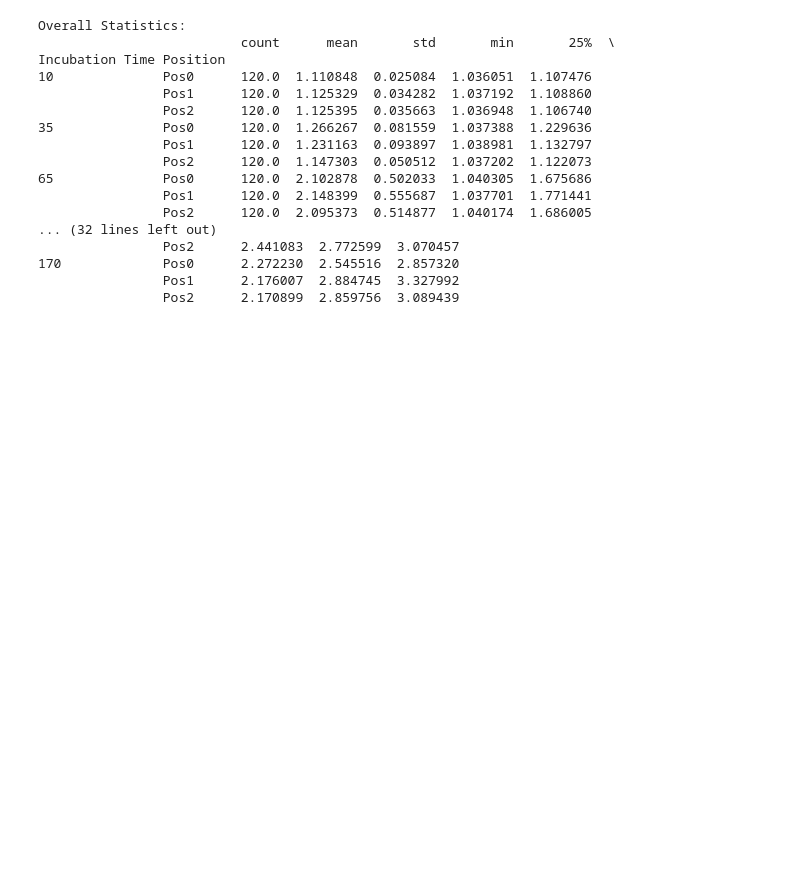
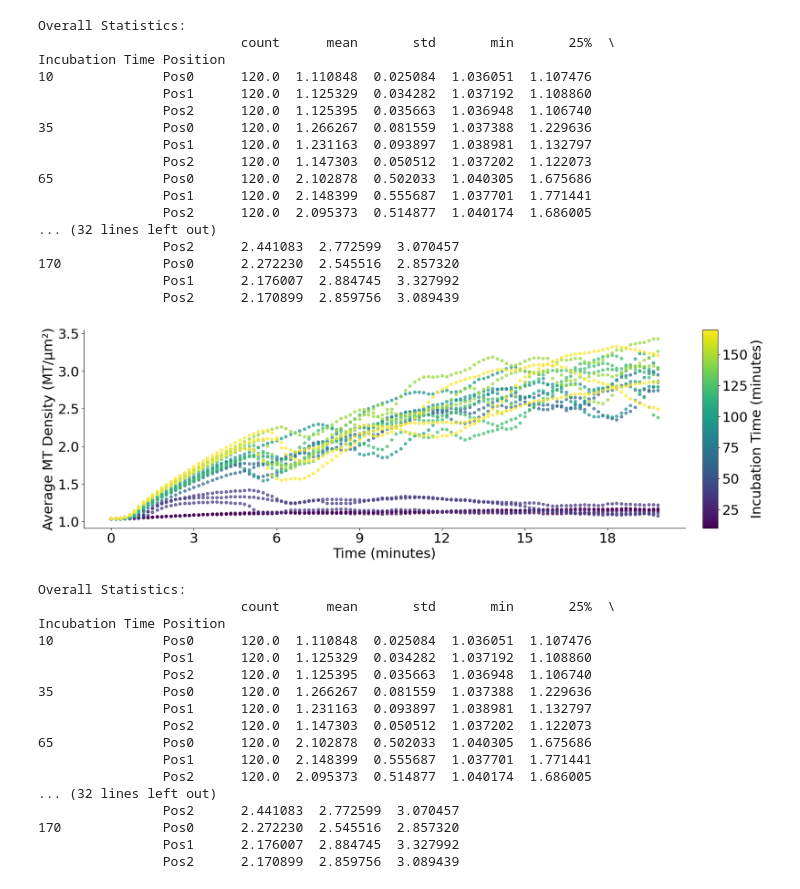
Before and after one commit to shichenliu97/active-matters-programmed-phase-transition, a Jupyter notebook: analysis/figure_1_density.ipynb, the cells around one changed output. Drawn from its saved outputs; the diff is of its cells as text; code cells hidden in the pictures; blank space fills up the shorter version.

```diff
--- a/analysis/figure_1_density.ipynb
+++ b/analysis/figure_1_density.ipynb
@@ -304,0 +328,68 @@ Incubation Time Position
+# %%
+# Get style parameters
+style_params = set_plot_style()
+
+df = pd.DataFrame(all_data)
+
+# Convert frame number to minutes
+df['Time_Minutes'] = df['Frame'] * 10 / 60  # 10 seconds per frame, converted to minutes
+
+# Plotting
+incubation_times = sorted(df['Incubation Time'].unique())
+norm = Normalize(vmin=min(incubation_times), vmax=max(incubation_times))
+cmap = plt.get_cmap('viridis')
+
+fig = plt.figure(figsize=(style_params['FIGURE_WIDTH'], style_params['FIGURE_HEIGHT']))
+gs = fig.add_gridspec(1, 20)  # Create a 1x25 grid
+ax = fig.add_subplot(gs[0, :19])  # Main plot takes 24/25 of the width
+cax = fig.add_subplot(gs[0, 19])  # Colorbar axes takes 1/25 of the width
+
+for (incubation_time, position), group in df.groupby(['Incubation Time', 'Position']):
+    color = cmap(norm(incubation_time))
+    ax.scatter(group['Time_Minutes'], group['Avg_MT_Density'],
+               c=[color], s=style_params['SCATTER_SIZE'], alpha=style_params['SCATTER_ALPHA'],
+               label=f"{incubation_time} min - {position}")
+
+ax.set_xlabel('Time (minutes)')
+ax.set_ylabel('Average MT Density (MT/µm²)')
+
+# Remove top and right spines
+ax.spines['top'].set_visible(False)
+ax.spines['right'].set_visible(False)
+
+# Colorbar
+sm = plt.cm.ScalarMappable(cmap=cmap, norm=norm)
+sm.set_array([])
+cbar = fig.colorbar(sm, cax=cax)
+cbar.set_label('Incubation Time (minutes)')
+
+# Set x-axis to show whole numbers
+ax.xaxis.set_major_locator(ticker.MaxNLocator(integer=True))
+
+plt.tight_layout()
+plt.savefig(os.path.join(base_folder, 'microtubule_density_all_folders.png'),
+            bbox_inches='tight', dpi=300)
+plt.show()
+
+# Print overall statistics
+print("\nOverall Statistics:")
+print(df.groupby(['Incubation Time', 'Position'])['Avg_MT_Density'].describe())
+# %% [output]
+[figure, added]
+Overall Statistics:
+                          count      mean       std       min       25%  \
+Incubation Time Position
+10              Pos0      120.0  1.110848  0.025084  1.036051  1.107476
+                Pos1      120.0  1.125329  0.034282  1.037192  1.108860
+                Pos2      120.0  1.125395  0.035663  1.036948  1.106740
+35              Pos0      120.0  1.266267  0.081559  1.037388  1.229636
+                Pos1      120.0  1.231163  0.093897  1.038981  1.132797
+                Pos2      120.0  1.147303  0.050512  1.037202  1.122073
+65              Pos0      120.0  2.102878  0.502033  1.040305  1.675686
+                Pos1      120.0  2.148399  0.555687  1.037701  1.771441
+                Pos2      120.0  2.095373  0.514877  1.040174  1.686005
+... (32 lines left out)
+                Pos2      2.441083  2.772599  3.070457
+170             Pos0      2.272230  2.545516  2.857320
+                Pos1      2.176007  2.884745  3.327992
+                Pos2      2.170899  2.859756  3.089439
```
Also changed, not shown: parts of 1 cell of this notebook.
